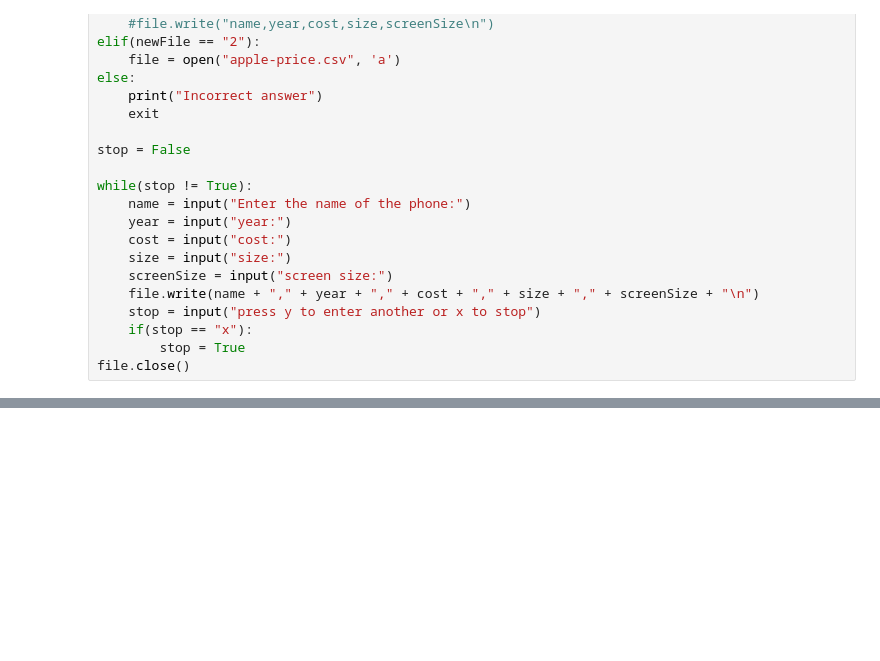
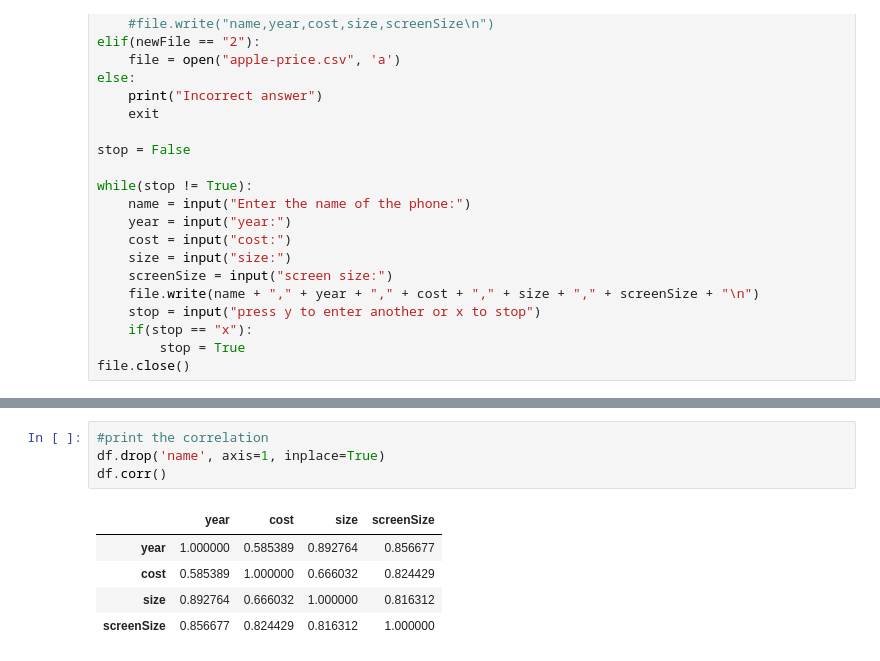
Before and after one commit to Hulkout19/ApplePrediction, a Jupyter notebook: IphoneCost.ipynb, the cells around one changed output, grey strips where cells are left out. Saved outputs shown, nothing was run; the diff lists cells and outputs as text; blank space fills up the shorter version.

```diff
--- a/IphoneCost.ipynb
+++ b/IphoneCost.ipynb
@@ -52,0 +53,10 @@ df.head(35)
+# %%
+#print the correlation
+df.drop('name', axis=1, inplace=True)
+df.corr()
+# %% [output]
+|  | year | cost | size | screenSize |
+| year | 1.000000 | 0.585389 | 0.892764 | 0.856677 |
+| cost | 0.585389 | 1.000000 | 0.666032 | 0.824429 |
+| size | 0.892764 | 0.666032 | 1.000000 | 0.816312 |
+| screenSize | 0.856677 | 0.824429 | 0.816312 | 1.000000 |
```
Also changed, not shown: parts of 3 cells of this notebook, 1 other file.
